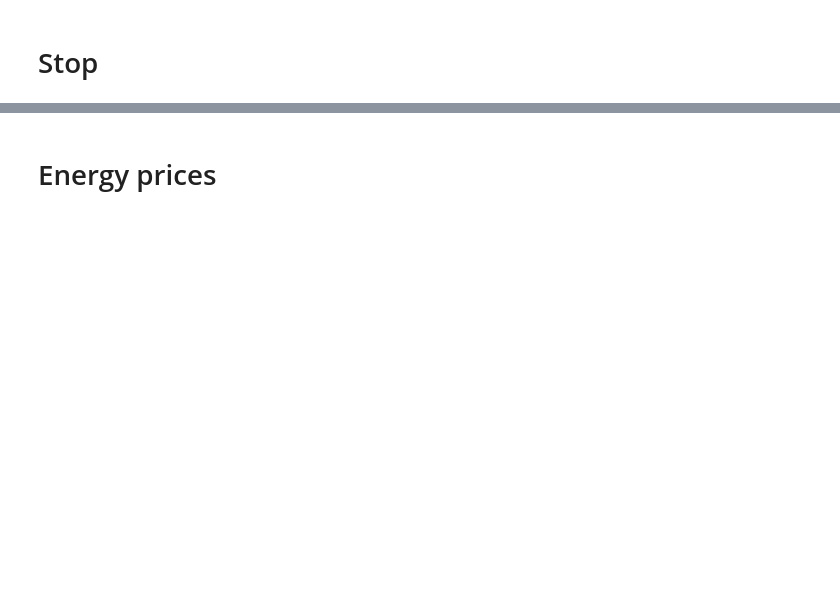
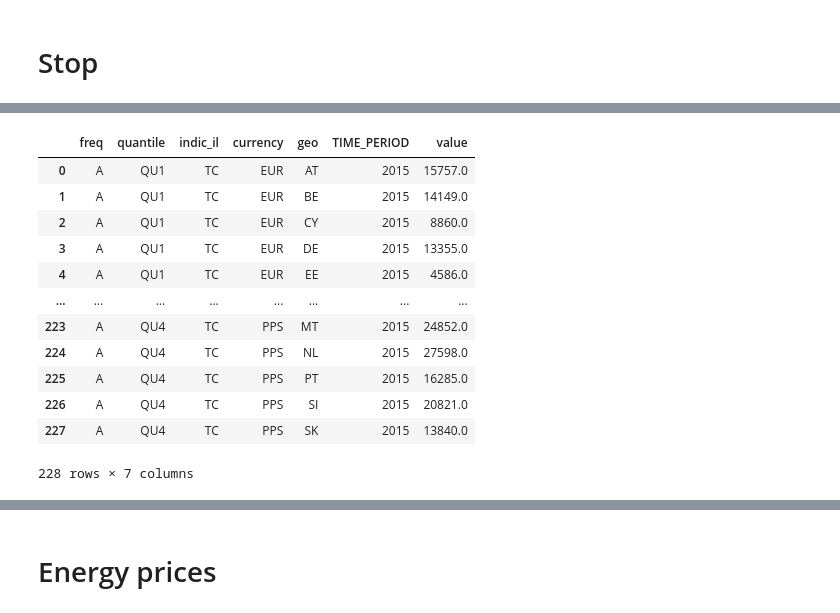
Before and after one commit to funlime/I_HANK_PIGL, a Jupyter notebook: data.ipynb, the cells around one changed output, grey strips where cells are left out. Saved outputs shown, nothing was run; the diff lists cells and outputs as text; code cells hidden in the pictures; blank space fills up the shorter version.

```diff
--- a/data.ipynb
+++ b/data.ipynb
@@ -404,0 +1134,27 @@ KeyError: 'prc_hicp_ctrb'
+# %%
+from pandasdmx import Request
+import pandas as pd
+
+estat = Request('ESTAT')
+
+# --- Download top cut-off point data from ilc_di01 ---
+response = estat.data(
+    resource_id='ILC_DI01',
+    key={
+        'indic_il': 'TC',        # Top cut-off point
+        'quantile': ['QU1', 'QU2', 'QU3', 'QU4', 'QU5'],  # Income quintiles
+        'geo': geos              # use your list of countries
+    },
+    params={'startPeriod': '2015', 'endPeriod': '2015'}
+)
+
+# Convert to DataFrame
+income_df = response.to_pandas().reset_index()
+income_df
+
+
+# # Clean and rename
+# # income_df['quantile_num'] = income_df['incgrp'].str.extract(r'QU(\d)').astype(int)
+# # income_df = income_df[['geo', 'quantile_num', 2015]]
+# # income_df.rename(columns={2015: 'income'}, inplace=True)
+# %% [output]
@@ -404,0 +1162,13 @@ KeyError: 'prc_hicp_ctrb'
+|  | freq | quantile | indic_il | currency | geo | TIME_PERIOD | value |
+| 0 | A | QU1 | TC | EUR | AT | 2015 | 15757.0 |
+| 1 | A | QU1 | TC | EUR | BE | 2015 | 14149.0 |
+| 2 | A | QU1 | TC | EUR | CY | 2015 | 8860.0 |
+| 3 | A | QU1 | TC | EUR | DE | 2015 | 13355.0 |
+| 4 | A | QU1 | TC | EUR | EE | 2015 | 4586.0 |
+| ... | ... | ... | ... | ... | ... | ... | ... |
+| 223 | A | QU4 | TC | PPS | MT | 2015 | 24852.0 |
+| 224 | A | QU4 | TC | PPS | NL | 2015 | 27598.0 |
+| 225 | A | QU4 | TC | PPS | PT | 2015 | 16285.0 |
+| 226 | A | QU4 | TC | PPS | SI | 2015 | 20821.0 |
+| 227 | A | QU4 | TC | PPS | SK | 2015 | 13840.0 |
+228 rows × 7 columns
```
Also changed, not shown: parts of 56 cells of this notebook, 6 other files.
